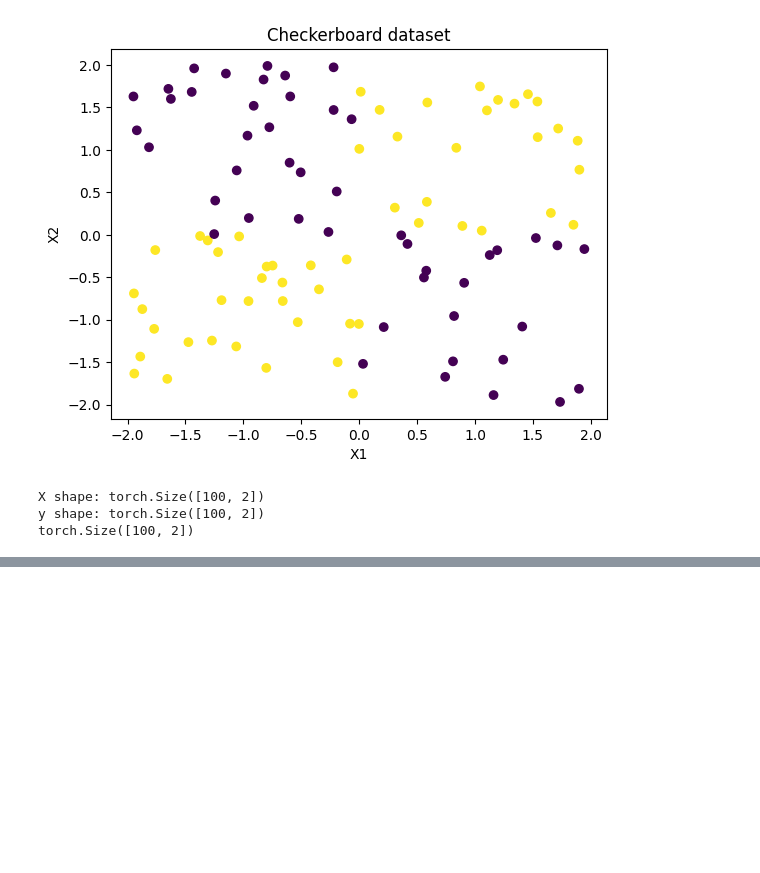
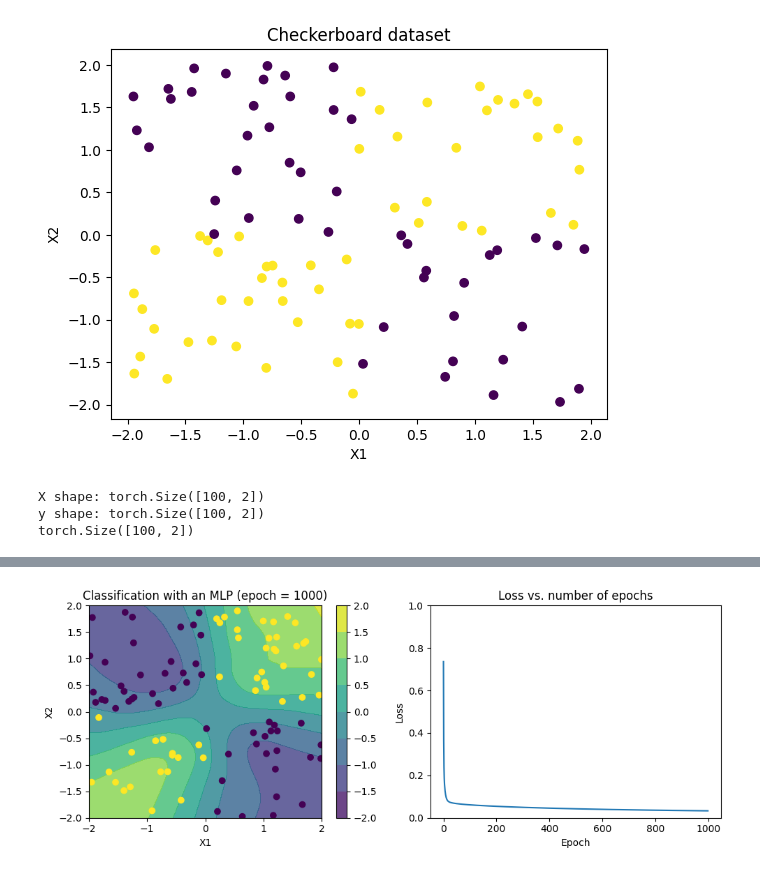
Before and after one commit to jlopetegui98/DL-ENS-Implementations, a Jupyter notebook: Class1/Tutorial1.ipynb, the cells around one changed output, grey strips where cells are left out. Drawn from its saved outputs; the diff is of its cells as text; code cells hidden in the pictures; blank space fills up the shorter version.

```diff
--- a/Class1/Tutorial1.ipynb
+++ b/Class1/Tutorial1.ipynb
@@ -121,0 +159,16 @@ train((X,y), model, 1000)
+# %%
+#same model but now with 1000 hidden states (big number!!)
+model3 = nn.Sequential(
+    nn.Linear(2,1000),
+    nn.ReLU(),
+    nn.Linear(1000,2)
+)
+
+X,y = create_checkerboard()
+
+X = torch.tensor(X, dtype=torch.float32)
+y = torch.tensor(y, dtype=torch.float32)
+
+train((X,y), model3, 1000)
+# %% [output]
+[figure, added]
```
Also changed, not shown: parts of 4 cells of this notebook.
